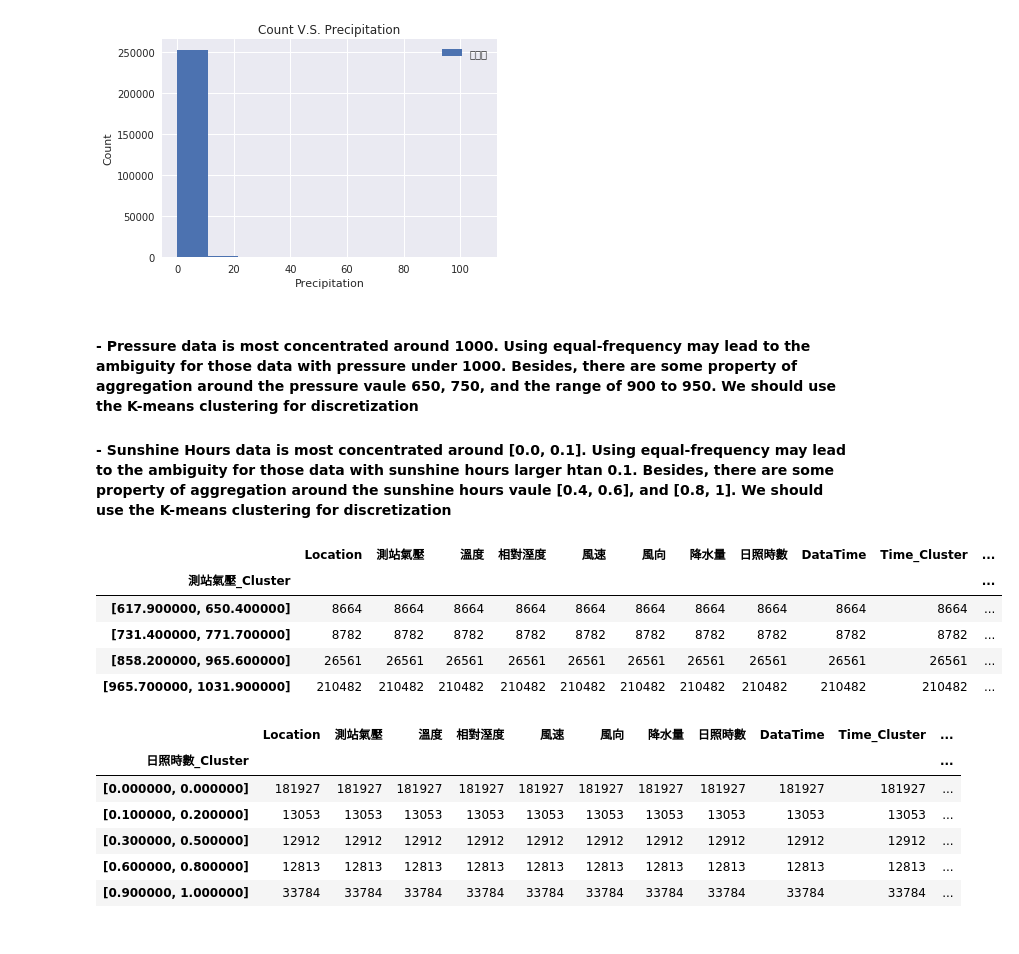
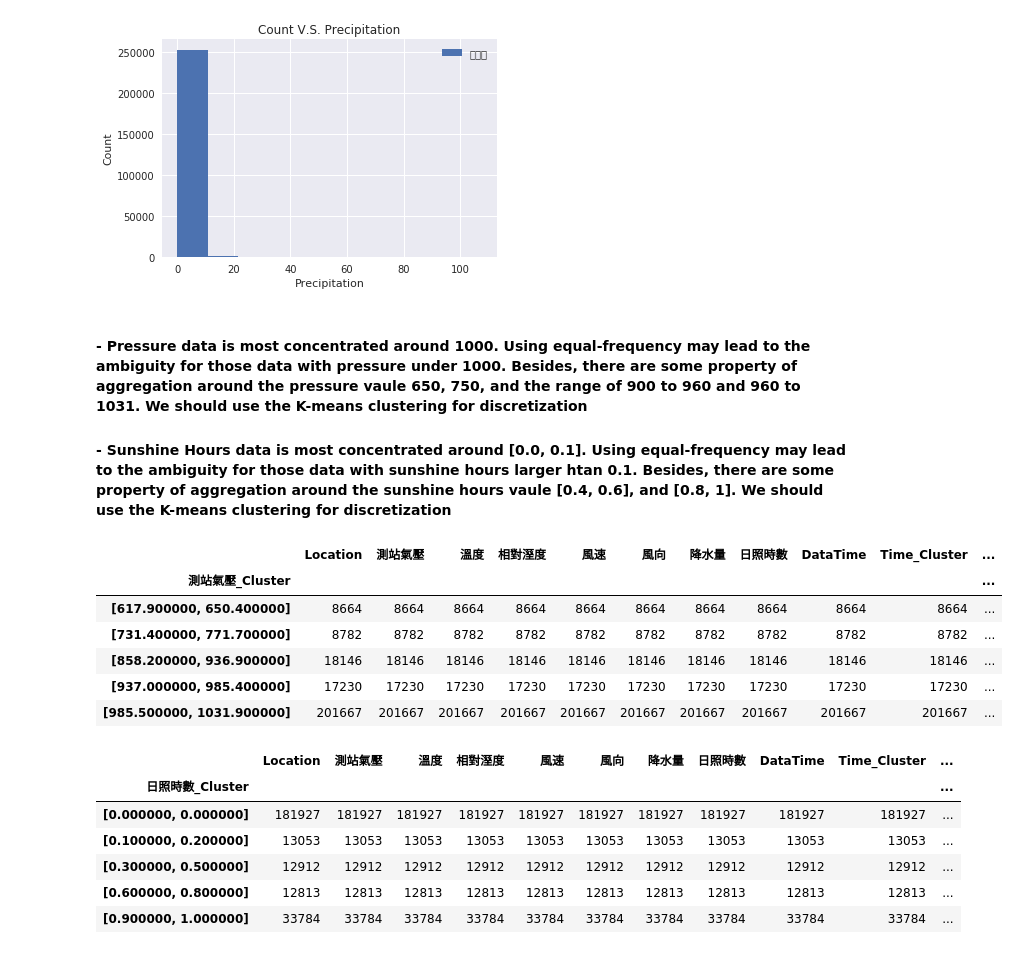
Before and after one commit to Coslate/DataMining_Lab2, a Jupyter notebook: DM106-2_Lab2_Weather.ipynb, the cells around one changed output. Cells and saved outputs as stored; diff of their text form; code cells hidden in the pictures.

```diff
--- a/DM106-2_Lab2_Weather.ipynb
+++ b/DM106-2_Lab2_Weather.ipynb
@@ -246,31 +245,32 @@ Text(0,0.5,'Count')
 [figure]
 [figure]
 # %% [markdown]
-#### - Pressure data is most concentrated around 1000. Using equal-frequency may lead to the ambiguity for those data with pressure under 1000. Besides, there are some property of aggregation around the pressure vaule 650, 750, and the range of 900 to 950. We should use the K-means clustering for discretization
+#### - Pressure data is most concentrated around 1000. Using equal-frequency may lead to the ambiguity for those data with pressure under 1000. Besides, there are some property of aggregation around the pressure vaule 650, 750, and the range of 900 to 960 and 960 to 1031. We should use the K-means clustering for discretization
 
 #### - Sunshine Hours data is most concentrated around [0.0, 0.1]. Using equal-frequency may lead to the ambiguity for those data with sunshine hours larger htan 0.1. Besides, there are some property of aggregation around the sunshine hours vaule [0.4, 0.6], and [0.8, 1]. We should use the K-means clustering for discretization
 # %%
 def KmeansClusterFloat(attr, in_data_frame, cluster_num):
     X = in_data_frame[[attr]]
     kmeans = KMeans(n_clusters=cluster_num, random_state=0).fit(X)
     new_attr = attr+"_Cluster"
     in_data_frame[new_attr] = kmeans.labels_
 
     max_list = list(in_data_frame.groupby(new_attr)[attr].max())
     min_list = list(in_data_frame.groupby(new_attr)[attr].min())
     in_data_frame[[new_attr]] = ["[%f, %f]" % (min_list[i], max_list[i]) for i in in_data_frame[new_attr]]
     return in_data_frame
 
-q1 = KmeansClusterFloat('測站氣壓', q1, 4)
+q1 = KmeansClusterFloat('測站氣壓', q1, 5)
 q1 = KmeansClusterFloat('日照時數', q1, 5)
 q1.groupby('測站氣壓_Cluster').count()
 # %% [output]
 |  | Location | 測站氣壓 | 溫度 | 相對溼度 | 風速 | 風向 | 降水量 | 日照時數 | DataTime | Time_Cluster | ... |
 | 測站氣壓_Cluster |  |  |  |  |  |  |  |  |  |  | ... |
 | [617.900000, 650.400000] | 8664 | 8664 | 8664 | 8664 | 8664 | 8664 | 8664 | 8664 | 8664 | 8664 | ... |
 | [731.400000, 771.700000] | 8782 | 8782 | 8782 | 8782 | 8782 | 8782 | 8782 | 8782 | 8782 | 8782 | ... |
-| [858.200000, 965.600000] | 26561 | 26561 | 26561 | 26561 | 26561 | 26561 | 26561 | 26561 | 26561 | 26561 | ... |
-| [965.700000, 1031.900000] | 210482 | 210482 | 210482 | 210482 | 210482 | 210482 | 210482 | 210482 | 210482 | 210482 | ... |
+| [858.200000, 936.900000] | 18146 | 18146 | 18146 | 18146 | 18146 | 18146 | 18146 | 18146 | 18146 | 18146 | ... |
+| [937.000000, 985.400000] | 17230 | 17230 | 17230 | 17230 | 17230 | 17230 | 17230 | 17230 | 17230 | 17230 | ... |
+| [985.500000, 1031.900000] | 201667 | 201667 | 201667 | 201667 | 201667 | 201667 | 201667 | 201667 | 201667 | 201667 | ... |
 # %%
 q1.groupby('日照時數_Cluster').count()
 # %% [output]
```
Also changed, not shown: parts of 11 cells of this notebook.
